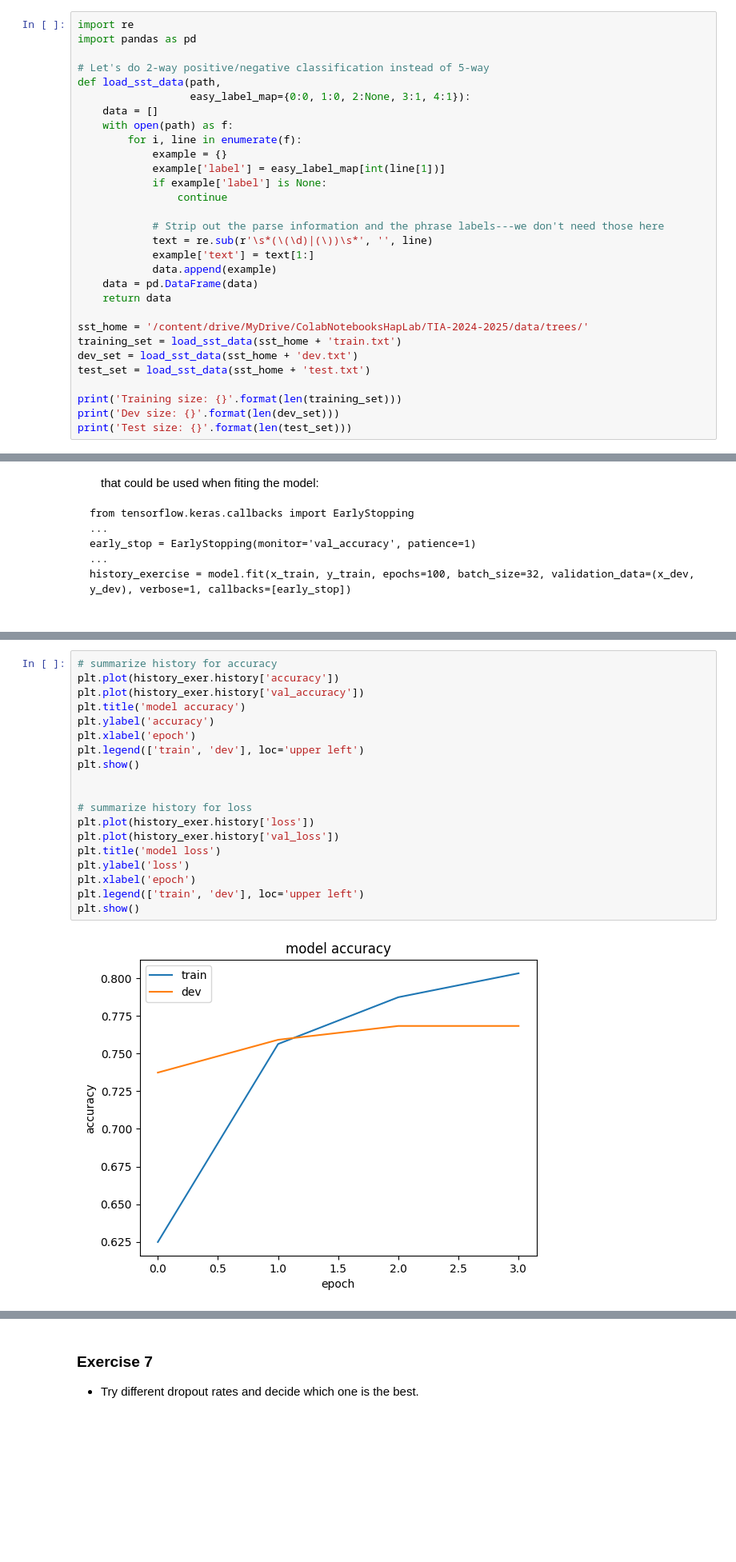
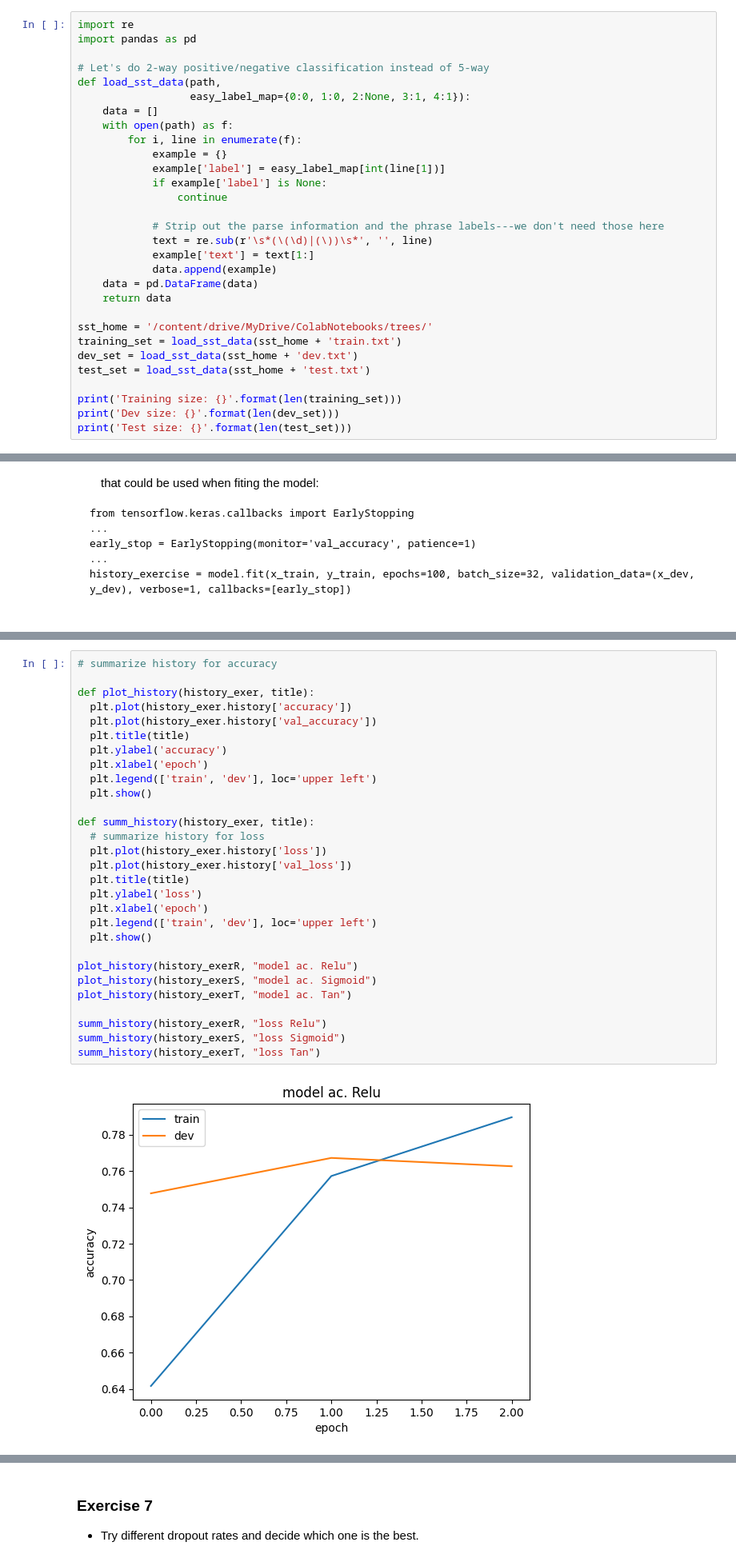
Before and after one commit to bibi2di/tia24, a Jupyter notebook: Labo_3C/2_MLP_with_KerasEGela.ipynb, the cells around one changed output, grey strips where cells are left out. Shown at 80% size. Saved outputs shown, nothing was run; the diff lists cells and outputs as text; blank space fills up the shorter version.

```diff
--- a/Labo_3C/2_MLP_with_KerasEGela.ipynb
+++ b/Labo_3C/2_MLP_with_KerasEGela.ipynb
@@ -45,7 +45,7 @@ def load_sst_data(path,
     data = pd.DataFrame(data)
     return data
 
-sst_home = '/content/drive/MyDrive/ColabNotebooksHapLab/TIA-2024-2025/data/trees/'
+sst_home = '/content/drive/MyDrive/ColabNotebooks/trees/'
 training_set = load_sst_data(sst_home + 'train.txt')
 dev_set = load_sst_data(sst_home + 'dev.txt')
 test_set = load_sst_data(sst_home + 'test.txt')
@@ -237,21 +270,31 @@ Accuracy:  0.7594727873802185
 # %%
 # summarize history for accuracy
-plt.plot(history_exer.history['accuracy'])
-plt.plot(history_exer.history['val_accuracy'])
-plt.title('model accuracy')
-plt.ylabel('accuracy')
-plt.xlabel('epoch')
-plt.legend(['train', 'dev'], loc='upper left')
-plt.show()
 
+def plot_history(history_exer, title):
+  plt.plot(history_exer.history['accuracy'])
+  plt.plot(history_exer.history['val_accuracy'])
+  plt.title(title)
+  plt.ylabel('accuracy')
+  plt.xlabel('epoch')
+  plt.legend(['train', 'dev'], loc='upper left')
+  plt.show()
 
-# summarize history for loss
-plt.plot(history_exer.history['loss'])
-plt.plot(history_exer.history['val_loss'])
-plt.title('model loss')
-plt.ylabel('loss')
-plt.xlabel('epoch')
-plt.legend(['train', 'dev'], loc='upper left')
-plt.show()
+def summ_history(history_exer, title):
+  # summarize history for loss
+  plt.plot(history_exer.history['loss'])
+  plt.plot(history_exer.history['val_loss'])
+  plt.title(title)
+  plt.ylabel('loss')
+  plt.xlabel('epoch')
+  plt.legend(['train', 'dev'], loc='upper left')
+  plt.show()
+
+plot_history(history_exerR, "model ac. Relu")
+plot_history(history_exerS, "model ac. Sigmoid")
+plot_history(history_exerT, "model ac. Tan")
+
+summ_history(history_exerR, "loss Relu")
+summ_history(history_exerS, "loss Sigmoid")
+summ_history(history_exerT, "loss Tan")
 # %% [output]
-[figure, old version]
+[figure, new version]
```
Also changed, not shown: parts of 16 cells of this notebook.
